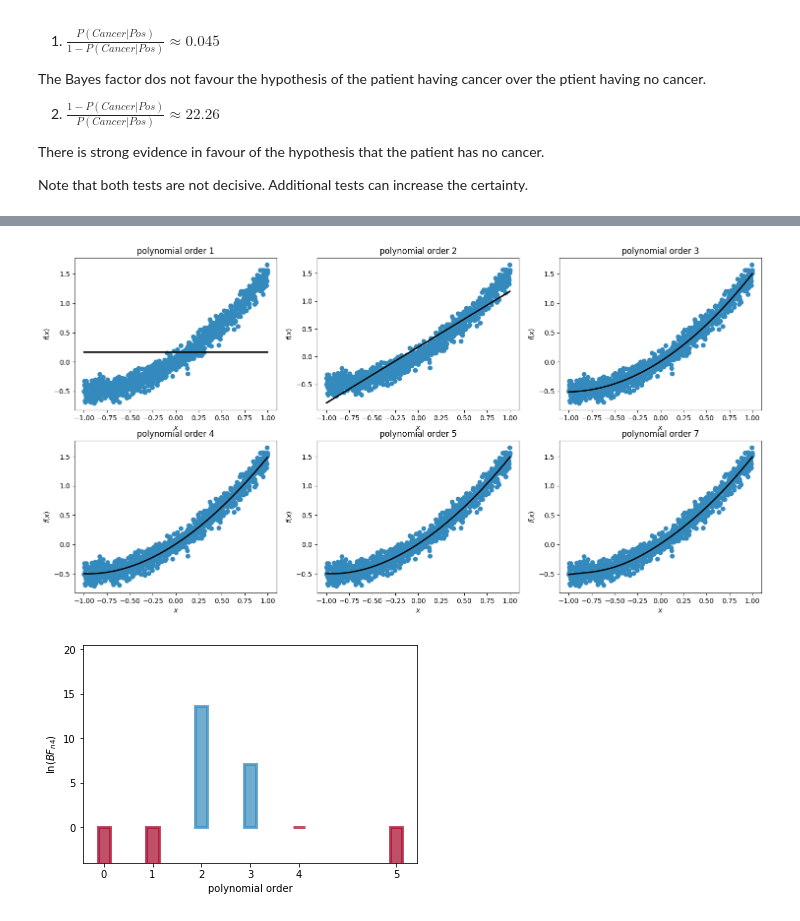
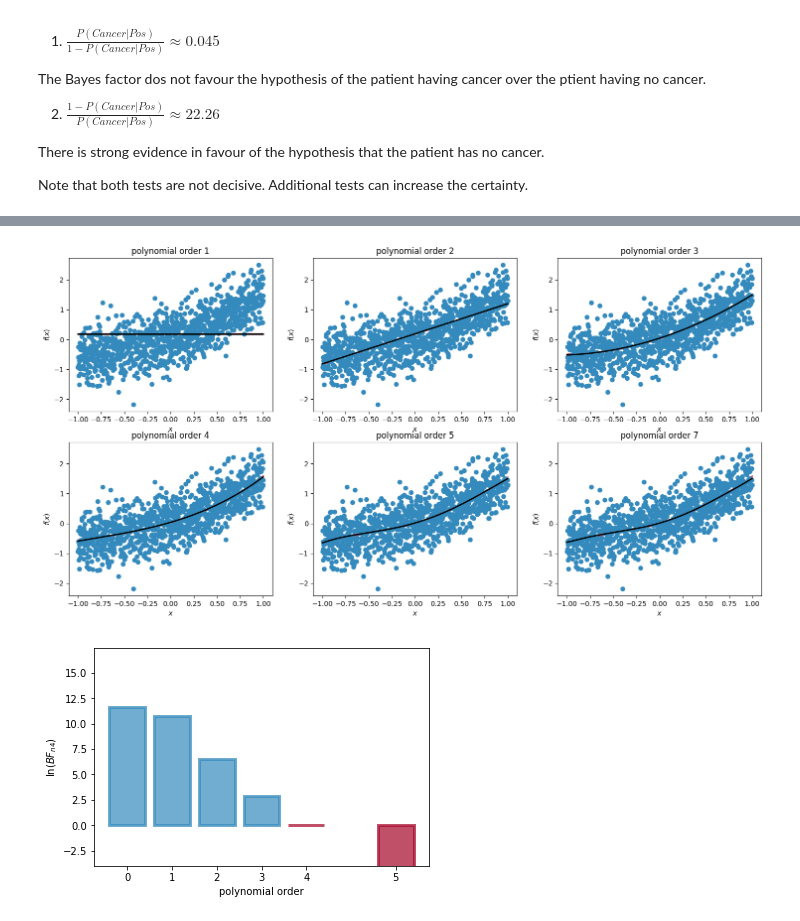
Before and after one commit to jjasche/lecture_Bayesian_info_theory, a Jupyter notebook: lecture2/lecture2.ipynb, the cells around one changed output, grey strips where cells are left out. Drawn from its saved outputs; the diff is of its cells as text; code cells hidden in the pictures.

```diff
--- a/lecture2/lecture2.ipynb
+++ b/lecture2/lecture2.ipynb
@@ -460,7 +460,7 @@ def log_posterior(x,data,sig=1.,sig_p=8.,mu_p=np.array([0,0,0,0])):
 a   = np.array([0,1,0.5])
 
 #set noise standard deviation
-sig = 0.1
+sig = 0.5
 
 #set number of sample points at which data is recorded
 npoints=1000
@@ -474,36 +474,36 @@ mup =[np.array([0]),np.array([0,0]),np.array([0,0,0]),np.array([0,0,0,0]),np.arr
 
 # Subplots, unpack the axes array immediately
 fig, axarr = plt.subplots(2, 3,figsize=(18, 9),dpi=100)
 
 colours = ["#348ABD", "#A60628"]
 
 
 norms = []
 
 cnt=0
 for mm in mup:
     mu,Cov,fmean,fvar, pnorm,logEvidence=log_posterior(x,data,sig=sig,mu_p=mm)
 
     b=cnt/3
     a=cnt-3*b
 
     ax=axarr[b,a]
 
     ax.set_xlabel(r'$x$')
     ax.set_ylabel(r'$f(x)$')
     ax.set_title(r'polynomial order ' + str(len(mm)))
     ax.plot(x,data,'o',color=colours[0])
     ax.fill_between(x, fmean-np.sqrt(fvar), fmean+np.sqrt(fvar),color=colours[1], alpha=0.70)
     ax.plot(x,fmean,lw=2,color='black')
 
     norms.append(logEvidence)
     cnt+=1
 
 plt.show()
 # %% [output]
-[figure, old version]
+[figure, new version]
 # %%
-#now do model testing
+#now do model some testing and identify the correct polynomial order
 
 #norms=np.array(norms)
 
@@ -523,7 +523,7 @@ for yyy in yy:
     else:
         color.append(colours[1])
 
-plt.bar(xx, yy, alpha=0.70, width=0.25,
+plt.bar(xx, yy, alpha=0.70, width=0.8,
             color=color, label= 'test',
             lw="3", edgecolor=color)
 
@@ -533,4 +533,4 @@ plt.xlabel('polynomial order')
 plt.ylabel(r'$\mathrm{ln}(BF_{n%d})$'% (len(mup)-2))
 plt.show()
 # %% [output]
-[figure, old version]
+[figure, new version]
```
